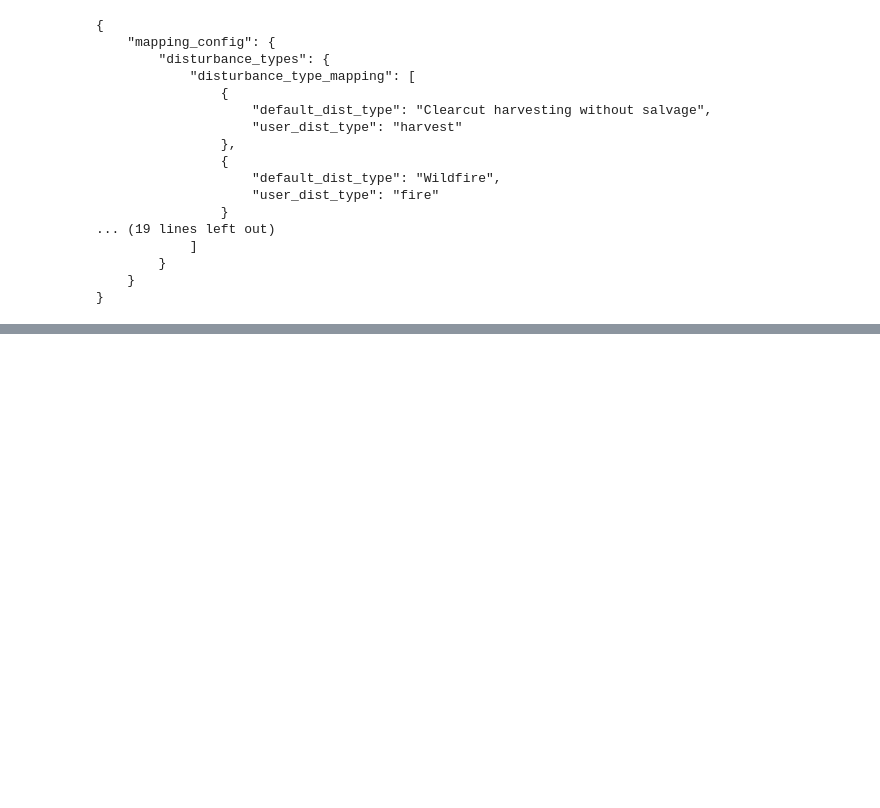
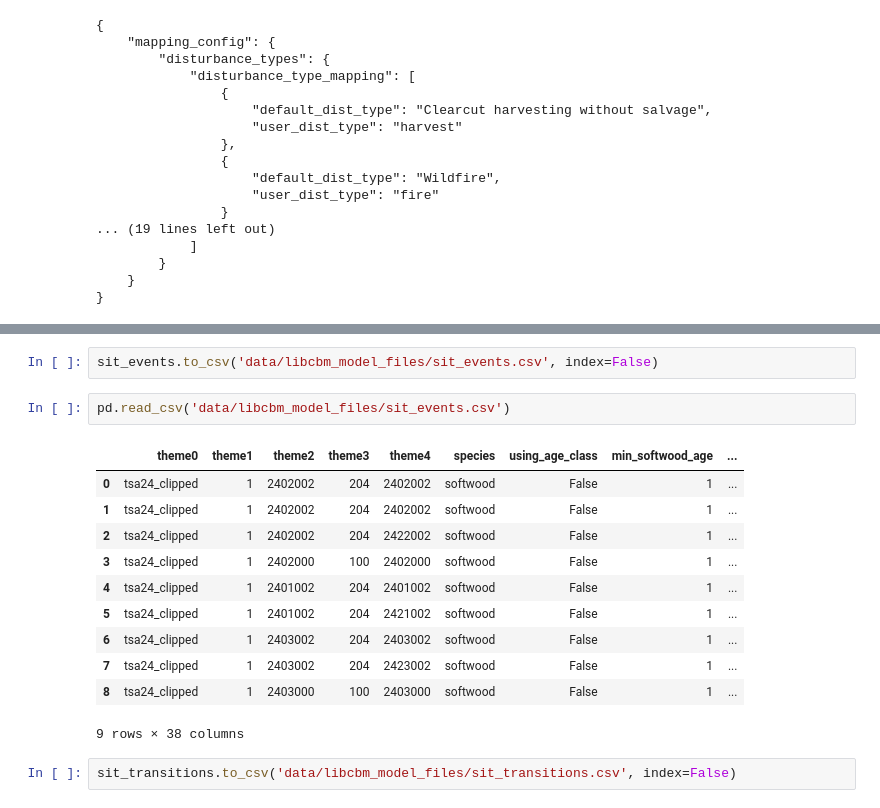
Before and after one commit to UBC-FRESH/ws3, a Jupyter notebook: examples/030_ws3_libcbm_sequential.ipynb, the cells around one changed output, grey strips where cells are left out. Drawn from its saved outputs; the diff is of its cells as text; blank space fills up the shorter version.

```diff
--- a/examples/030_ws3_libcbm_sequential.ipynb
+++ b/examples/030_ws3_libcbm_sequential.ipynb
@@ -883,0 +998,18 @@ print(json.dumps(sit.config, indent=4, sort_keys=True))
+# %%
+sit_events.to_csv('data/libcbm_model_files/sit_events.csv', index=False)
+# %%
+pd.read_csv('data/libcbm_model_files/sit_events.csv')
+# %% [output]
+|  | theme0 | theme1 | theme2 | theme3 | theme4 | species | using_age_class | min_softwood_age | ... |
+| 0 | tsa24_clipped | 1 | 2402002 | 204 | 2402002 | softwood | False | 1 | ... |
+| 1 | tsa24_clipped | 1 | 2402002 | 204 | 2402002 | softwood | False | 1 | ... |
+| 2 | tsa24_clipped | 1 | 2402002 | 204 | 2422002 | softwood | False | 1 | ... |
+| 3 | tsa24_clipped | 1 | 2402000 | 100 | 2402000 | softwood | False | 1 | ... |
+| 4 | tsa24_clipped | 1 | 2401002 | 204 | 2401002 | softwood | False | 1 | ... |
+| 5 | tsa24_clipped | 1 | 2401002 | 204 | 2421002 | softwood | False | 1 | ... |
+| 6 | tsa24_clipped | 1 | 2403002 | 204 | 2403002 | softwood | False | 1 | ... |
+| 7 | tsa24_clipped | 1 | 2403002 | 204 | 2423002 | softwood | False | 1 | ... |
+| 8 | tsa24_clipped | 1 | 2403000 | 100 | 2403000 | softwood | False | 1 | ... |
+9 rows × 38 columns
+# %%
+sit_transitions.to_csv('data/libcbm_model_files/sit_transitions.csv', index=False)
```
Also changed, not shown: parts of 40 cells of this notebook, 9 other files.
